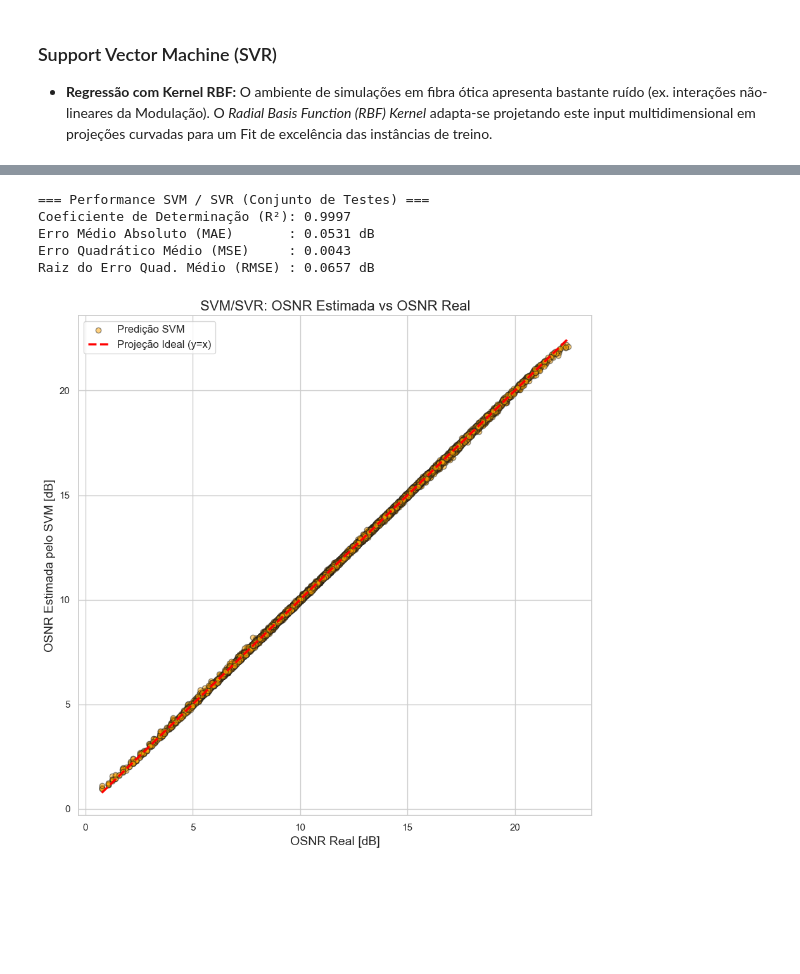
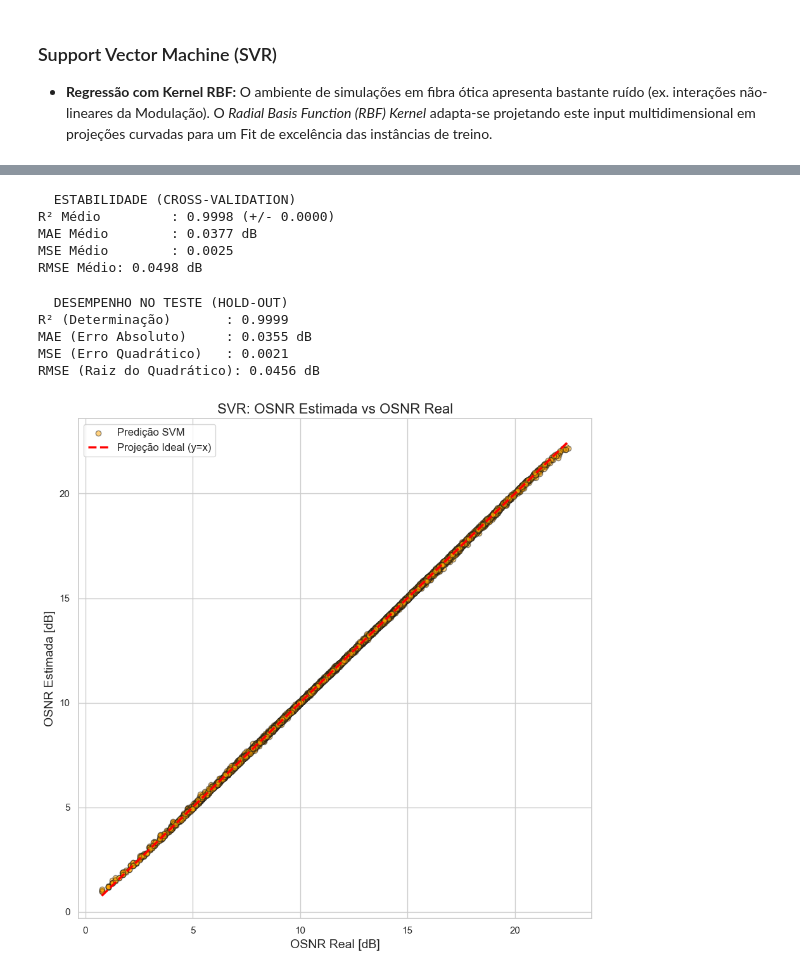
Before and after one commit to gabrielvmdvital/IN1166-Aplicacoes-ML, a Jupyter notebook: experimento.ipynb, the cells around one changed output, grey strips where cells are left out. Cells and saved outputs as stored; diff of their text form; code cells hidden in the pictures; blank space fills up the shorter version.

```diff
--- a/experimento.ipynb
+++ b/experimento.ipynb
@@ -205,0 +218,10 @@ Formato de Input p/ Teste  (X, y): (10098, 13), (10098,)
+# %%
+# Standardization Scaler
+X_train, X_test, y_train, y_test = train_test_split(X, y, test_size=0.2, random_state=42)
+
+scaler = StandardScaler()
+X_train_scaled = scaler.fit_transform(X_train)
+X_test_scaled = scaler.transform(X_test)
+
+print(f"Formato de Input para Treino (X, y): {X_train_scaled.shape}, {y_train.shape}")
+print(f"Formato de Input para Teste  (X, y): {X_test_scaled.shape}, {y_test.shape}")
@@ -222,0 +235,13 @@ Treino completo!
+# %%
+svm_model = SVR(kernel='rbf', C=1.0, epsilon=0.05)
+
+# Configuração da Validação Cruzada
+kf = KFold(n_splits=5, shuffle=True, random_state=42)
+scoring = {
+    'r2': 'r2',
+    'mae': 'neg_mean_absolute_error',
+    'mse': 'neg_mean_squared_error'
+}
+
+# O cross_val_score já treina e valida o modelo 5 vezes automaticamente
+cv_results = cross_validate(svm_model, X_train_scaled, y_train, cv=kf, scoring=scoring, verbose=1)
@@ -223,41 +250,55 @@ Treino completo!
+# %%
+print("  ESTABILIDADE (CROSS-VALIDATION)")
+print(f"R² Médio         : {np.mean(cv_results['test_r2']):.4f} (+/- {np.std(cv_results['test_r2']):.4f})")
+print(f"MAE Médio        : {-np.mean(cv_results['test_mae']):.4f} dB")
+print(f"MSE Médio        : {-np.mean(cv_results['test_mse']):.4f}")
+print(f"RMSE Médio: {np.mean(np.sqrt(-cv_results['test_mse'])):.4f} dB")
+# %% [output]
+  ESTABILIDADE (CROSS-VALIDATION)
+R² Médio         : 0.9998 (+/- 0.0000)
+MAE Médio        : 0.0377 dB
+MSE Médio        : 0.0025
+RMSE Médio: 0.0498 dB
 # %%
-# Realizar previsão com SVR sobre o conjunto teste
+# Treino final e Previsão no conjunto de teste
+svm_model.fit(X_train_scaled, y_train)
 y_pred_svm = svm_model.predict(X_test_scaled)
 
-# Avaliação das Métricas do SVR
+# Cálculo das métricas pontuais no conjunto de teste
 r2_svm = r2_score(y_test, y_pred_svm)
 mae_svm = mean_absolute_error(y_test, y_pred_svm)
 mse_svm = mean_squared_error(y_test, y_pred_svm)
 rmse_svm = np.sqrt(mse_svm)
 
-print("=== Performance SVM / SVR (Conjunto de Testes) ===")
-print(f"Coeficiente de Determinação (R²): {r2_svm:.4f}")
-print(f"Erro Médio Absoluto (MAE)       : {mae_svm:.4f} dB")
-print(f"Erro Quadrático Médio (MSE)     : {mse_svm:.4f}")
-print(f"Raiz do Erro Quad. Médio (RMSE) : {rmse_svm:.4f} dB")
+
+print("  DESEMPENHO NO TESTE (HOLD-OUT)")
+print(f"R² (Determinação)       : {r2_svm:.4f}")
+print(f"MAE (Erro Absoluto)     : {mae_svm:.4f} dB")
+print(f"MSE (Erro Quadrático)   : {mse_svm:.4f}")
+print(f"RMSE (Raiz do Quadrático): {rmse_svm:.4f} dB")
 # %% [output]
-=== Performance SVM / SVR (Conjunto de Testes) ===
-Coeficiente de Determinação (R²): 0.9997
-Erro Médio Absoluto (MAE)       : 0.0531 dB
-Erro Quadrático Médio (MSE)     : 0.0043
-Raiz do Erro Quad. Médio (RMSE) : 0.0657 dB
+  DESEMPENHO NO TESTE (HOLD-OUT)
+R² (Determinação)       : 0.9999
+MAE (Erro Absoluto)     : 0.0355 dB
+MSE (Erro Quadrático)   : 0.0021
+RMSE (Raiz do Quadrático): 0.0456 dB
 # %%
 # Scatter Plot para os resultados do SVM (SVR)
 plt.figure(figsize=(9, 9))
 plt.scatter(y_test, y_pred_svm, alpha=0.5, label='Predição SVM', color='orange', edgecolor='k')
 
 lim_min = min(y_test.min(), y_pred_svm.min())
 lim_max = max(y_test.max(), y_pred_svm.max())
 plt.plot([lim_min, lim_max], [lim_min, lim_max], color='red', linestyle='--', linewidth=2.5, label='Projeção Ideal (y=x)')
 
-plt.title('SVM/SVR: OSNR Estimada vs OSNR Real', fontsize=16)
+plt.title('SVR: OSNR Estimada vs OSNR Real', fontsize=16)
 plt.xlabel('OSNR Real [dB]', fontsize=14)
-plt.ylabel('OSNR Estimada pelo SVM [dB]', fontsize=14)
+plt.ylabel('OSNR Estimada [dB]', fontsize=14)
 plt.legend(loc='upper left', fontsize=12)
 plt.tight_layout()
 plt.show()
 # %% [output]
-[figure, old version]
+[figure, new version]
 # %% [markdown]
 ### Arquitetura da Rede Neural (ANN)
 * **Arquitetura Base:** 2 camadas ocultas de 64 neurónios, conferindo profundidade ideal para captar padrões QoT sem overfit imediato.
```
Also changed, not shown: parts of 15 cells of this notebook.
